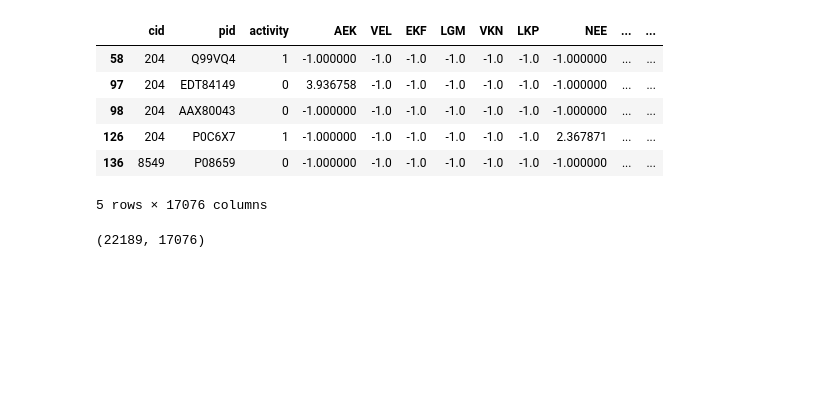
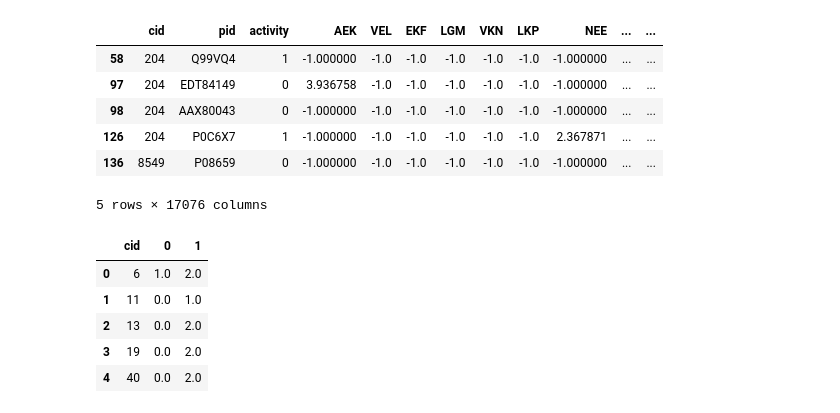
Before and after one commit to BrianDavisMath/FDA-COVID19, a Jupyter notebook: notebooks/greg-dimension-reduction-xgboost.ipynb, the cells around one changed output. Drawn from its saved outputs; the diff is of its cells as text; code cells hidden in the pictures; blank space fills up the shorter version.

```diff
--- a/notebooks/greg-dimension-reduction-xgboost.ipynb
+++ b/notebooks/greg-dimension-reduction-xgboost.ipynb
@@ -196,7 +196,3 @@ adding 6,375 inactive rows
 | 126 | 204 | P0C6X7 | 1 | -1.000000 | -1.0 | -1.0 | -1.0 | -1.0 | -1.0 | 2.367871 | ... | ... |
 | 136 | 8549 | P08659 | 0 | -1.000000 | -1.0 | -1.0 | -1.0 | -1.0 | -1.0 | -1.000000 | ... | ... |
 5 rows × 17076 columns
-# %%
-df_features.shape
-# %% [output]
-(22189, 17076)
@@ -202,0 +208,9 @@ df_features.shape
+# %%
+df_grouped_stacked.head()
+# %% [output]
+|  | cid | 0 | 1 |
+| 0 | 6 | 1.0 | 2.0 |
+| 1 | 11 | 0.0 | 1.0 |
+| 2 | 13 | 0.0 | 2.0 |
+| 3 | 19 | 0.0 | 2.0 |
+| 4 | 40 | 0.0 | 2.0 |
```
Also changed, not shown: parts of 3 cells of this notebook.
